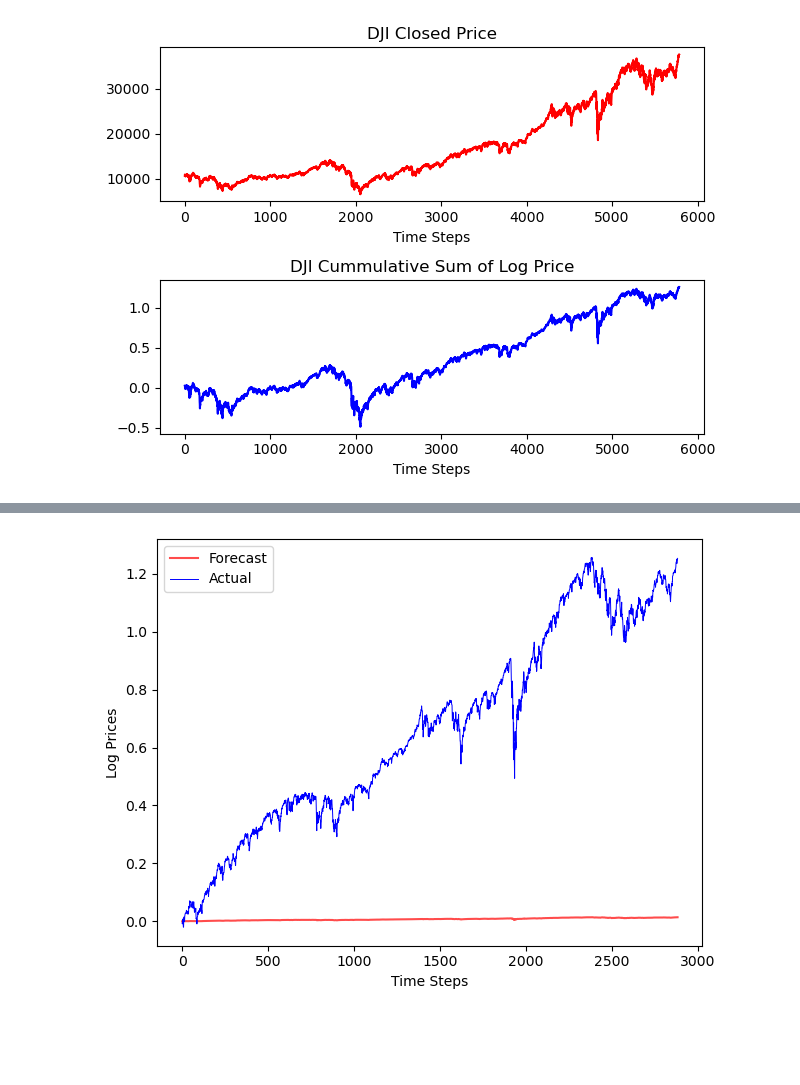
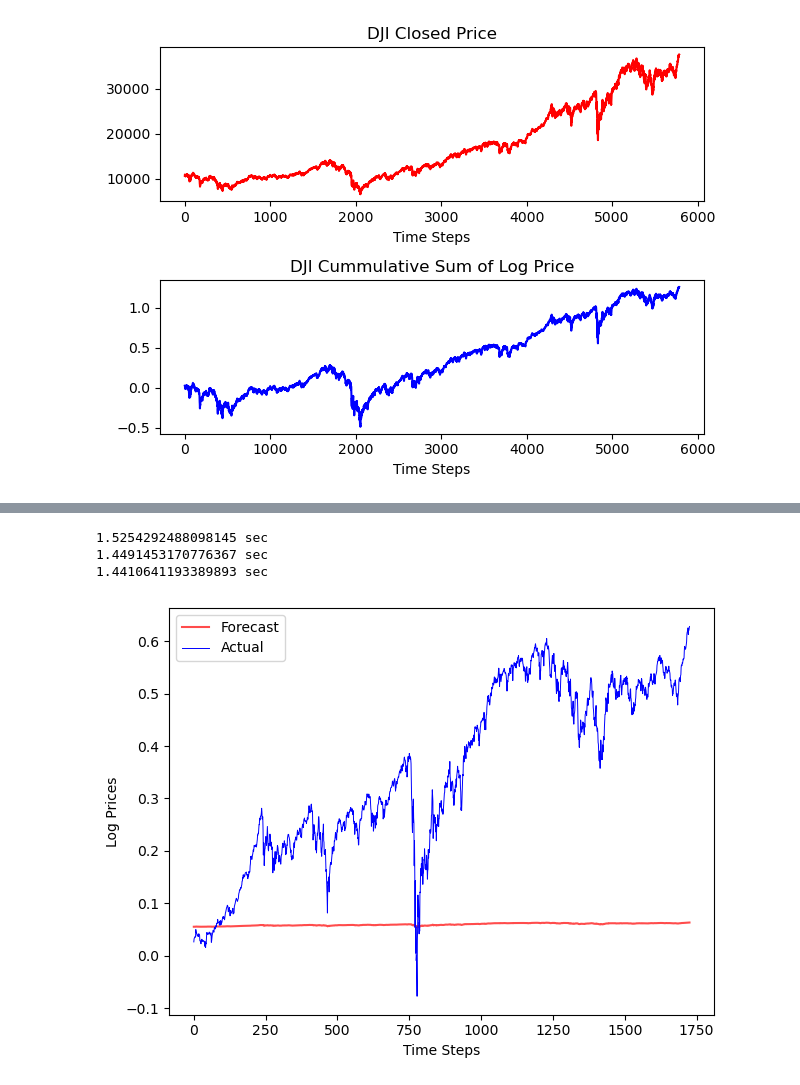
Before and after one commit to blitzionic/FinRL---Stock-Prediction, a Jupyter notebook: models/lstm/training.ipynb, the cells around one changed output, grey strips where cells are left out. Saved outputs shown, nothing was run; the diff lists cells and outputs as text; code cells hidden in the pictures; blank space fills up the shorter version.

Commit message:
Final LSTM Training.ipynb implementation

```diff
--- a/models/lstm/training.ipynb
+++ b/models/lstm/training.ipynb
@@ -97,8 +95,10 @@ fig1.tight_layout()
 # %% [output]
 [figure]
 # %%
-train_data, _ = get_data(DJI_log_prices, 0.5) # 70-30 split
-_, test_data = get_data(GSPC_log_prices, 0.5) # 70-30 split
+train_data, _ = get_data(DJI_log_prices, 0.7) # 70-30 split
+_, test_data_DJI = get_data(DJI_log_prices, 0.7) # 70-30 split
+_, test_data_GSPC = get_data(GSPC_log_prices, 0.7) # 70-30 split
+_, test_data_IXIC = get_data(IXIC_log_prices, 0.7) # 70-30 split
 # %%
 from lstm import LSTMModel
 model = LSTMModel().to(device)
@@ -155,18 +158,17 @@ def evaluate(model, data_source):
 def predict(model, sequences):
     start_timer = time.time()
     model.eval()
-    predicted_seq = torch.Tensor(0)
-    real_seq = torch.Tensor(0)
+    predicted_seq, real_seq = [], []
     with torch.no_grad():
         for i in range(0, len(sequences) - 1):
             data, target = get_batch(sequences, i, 1)
             output = model(data)
-            predicted_seq = torch.cat((predicted_seq, output[-1].view(-1).cpu()), 0)
-            real_seq = torch.cat((real_seq, target[-1].view(-1).cpu()), 0)
+            predicted_seq.append(output[-1].view(-1).cpu())
+            real_seq.append(target[-1].view(-1).cpu())
     timed = time.time() - start_timer
     print(f"{timed} sec")
 
-    return predicted_seq, real_seq
+    return torch.cat(predicted_seq, 0), torch.cat(real_seq, 0)
 # %%
 for epoch in range(1, EPOCHS+1):
   epoch_start_time = time.time()
@@ -235,0 +209,12 @@ torch.Size([7, 1, 1])
+# %%
+predicted_seq_DJI, real_seq_DJI = predict(model, test_data_DJI)
+predicted_seq_GSPC, real_seq_GSPC = predict(model, test_data_GSPC)
+predicted_seq_IXIC, real_seq_IXIC = predict(model, test_data_IXIC)
+
+# _, predicted_seq_DJI = predict(model, test_data_DJI)
+# _, predicted_seq_GSPC = predict(model, test_data_GSPC)
+# _, predicted_seq_IXIC = predict(model, test_data_IXIC)
+# %% [output]
+1.5254292488098145 sec
+1.4491453170776367 sec
+1.4410641193389893 sec
@@ -236,12 +226,12 @@ torch.Size([7, 1, 1])
 # %%
 fig2, ax2 = plt.subplots(1, 1)
 
-ax2.plot(predicted_seq, color='red', alpha=0.7)
-ax2.plot(real_seq, color='blue', linewidth=0.7)
+ax2.plot(predicted_seq_DJI, color='red', alpha=0.7)
+ax2.plot(real_seq_DJI, color='blue', linewidth=0.7)
 ax2.legend(['Forecast', 'Actual'])
 ax2.set_xlabel('Time Steps')
 ax2.set_ylabel('Log Prices')
 
 fig2.tight_layout()
 # %% [output]
-[figure, old version]
+[figure, new version]
```
Also changed, not shown: parts of 11 cells of this notebook, 1 other file.
